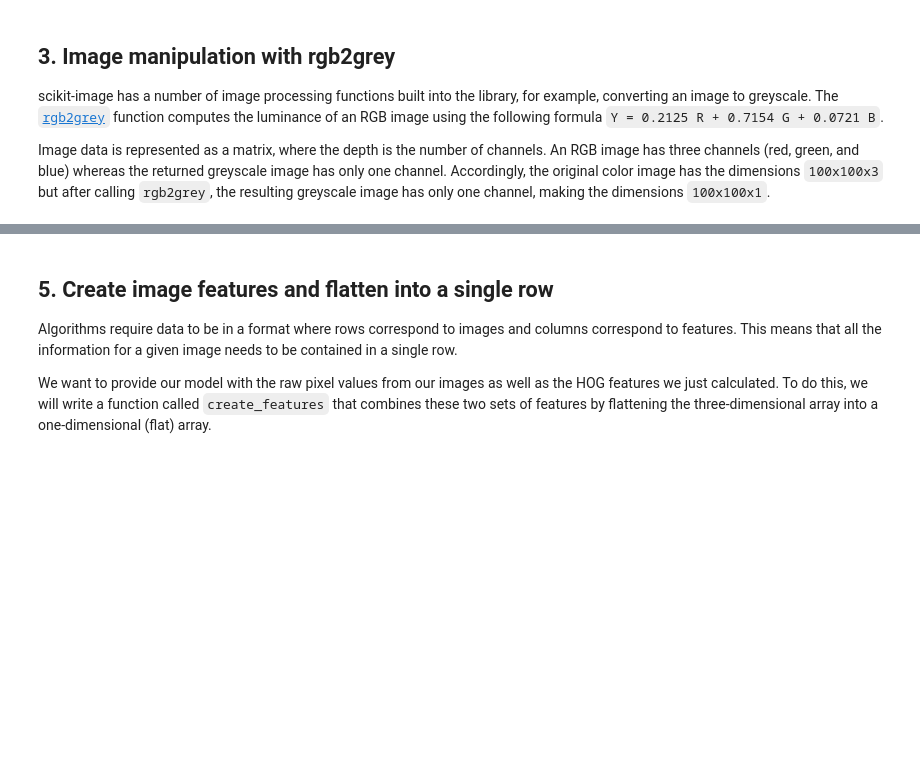
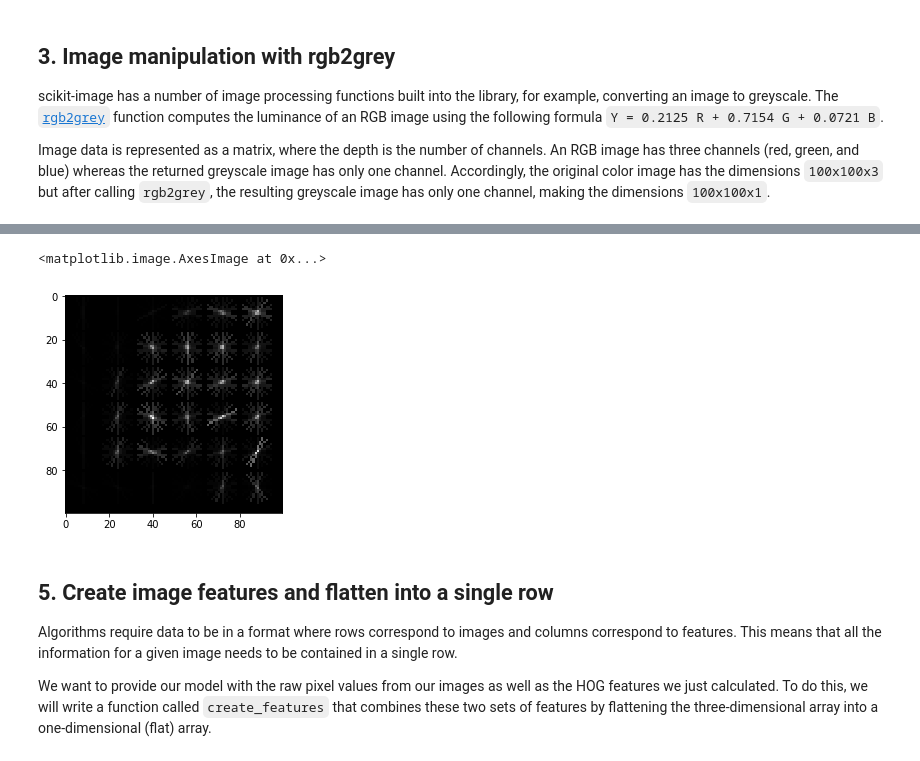
Before and after one commit to ArthurEzenwanne/data-projects, a Jupyter notebook: Naive_Bees_Predict_Species_from_Images/naive_bees_predict.ipynb, the cells around one changed output, grey strips where cells are left out. Saved outputs shown, nothing was run; the diff lists cells and outputs as text; code cells hidden in the pictures; blank space fills up the shorter version.

```diff
--- a/Naive_Bees_Predict_Species_from_Images/naive_bees_predict.ipynb
+++ b/Naive_Bees_Predict_Species_from_Images/naive_bees_predict.ipynb
@@ -98,13 +112,16 @@ print('Greyscale bombus image has shape: ', ...)
 <p>An image is divided in a grid fashion into cells, and for the pixels within each cell, a histogram of gradient directions is compiled. To improve invariance to highlights and shadows in an image, cells are block normalized, meaning an intensity value is calculated for a larger region of an image called a block and used to contrast normalize all cell-level histograms within each block. The HOG feature vector for the image is the concatenation of these cell-level histograms.</p>
 # %%
 # run HOG using our greyscale bombus image
-hog_features, hog_image = hog(...,
-                              visualize=True,
+hog_features, hog_image = hog(grey_bombus,
+                              visualise=True, #visualize in newer versions
                               block_norm='L2-Hys',
                               pixels_per_cell=(16, 16))
 
 # show our hog_image with a grey colormap
-plt.imshow(..., cmap=mpl.cm.gray)
+plt.imshow(hog_image, cmap=mpl.cm.gray)
+# %% [output]
+<matplotlib.image.AxesImage at 0x...>
+[figure, added]
 # %% [markdown]
 ## 5. Create image features and flatten into a single row
 <p>Algorithms require data to be in a format where rows correspond to images and columns correspond to features. This means that all the information for a given image needs to be contained in a single row.</p>
```
Also changed, not shown: parts of 5 cells of this notebook.
